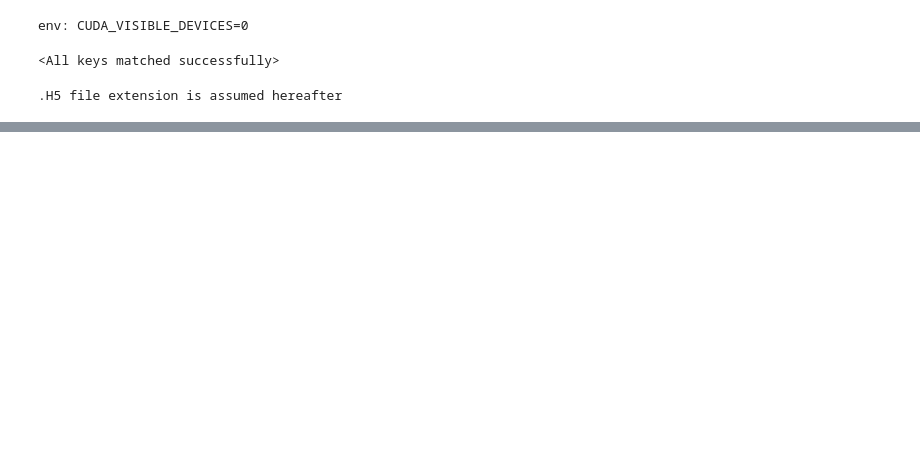
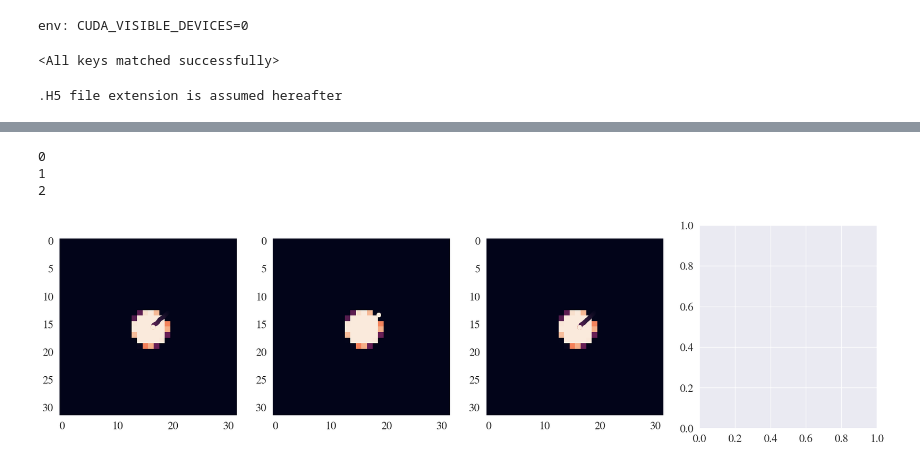
Before and after one commit to yashpatel5400/fpo, a Jupyter notebook: scratch/wavelet.ipynb, the cells around one changed output, grey strips where cells are left out. Saved outputs shown, nothing was run; the diff lists cells and outputs as text; code cells hidden in the pictures; blank space fills up the shorter version.

```diff
--- a/scratch/wavelet.ipynb
+++ b/scratch/wavelet.ipynb
@@ -248,0 +286,7 @@ sns.lineplot(data=flights_wide)
+# %%
+constraint_to_ws = {
+    "true": [],
+    "l2":   [],
+    "linf": [],
+    "c3":   [],
+}
@@ -248,0 +350,16 @@ sns.lineplot(data=flights_wide)
+# %%
+fig, axs = plt.subplots(1, 4, figsize=(24,6))
+for i, constraint in enumerate(constraint_to_ws):
+    ws = np.array(constraint_to_ws[constraint])
+    if len(ws) == 0:
+        continue
+
+    print(i)
+    axs[i].imshow(y)
+    axs[i].scatter(ws[:,1] * y.shape[1], ws[:,0] * y.shape[1], c=range(len(ws)))
+    axs[i].grid(False)
+# %% [output]
+0
+1
+2
+[figure, added]
```
Also changed, not shown: parts of 29 cells of this notebook.
